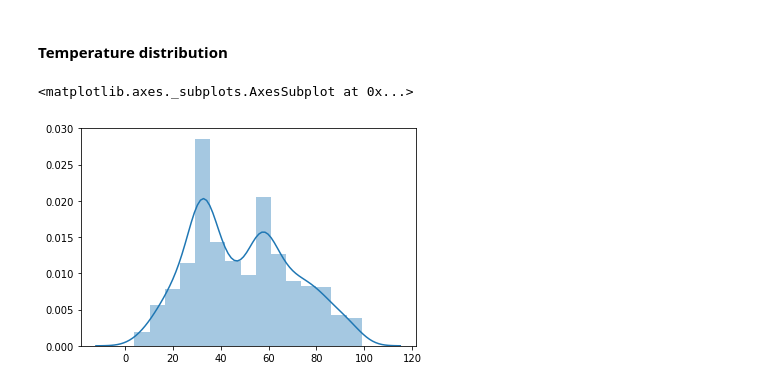
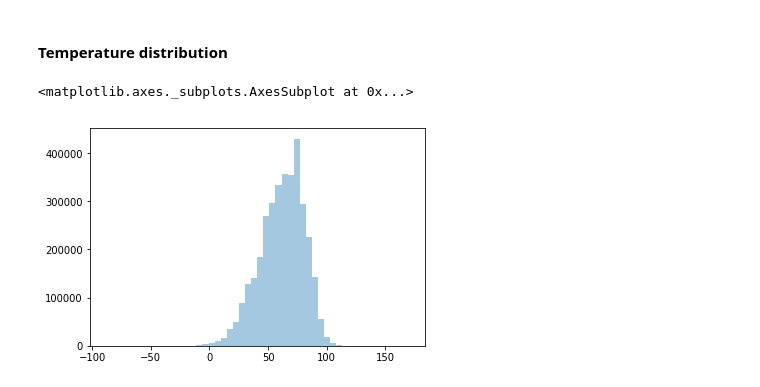
Before and after one commit to cathera/ECE143-project, a Jupyter notebook: analysis.ipynb, the cells around one changed output. Drawn from its saved outputs; the diff is of its cells as text; code cells hidden in the pictures.

```diff
--- a/analysis.ipynb
+++ b/analysis.ipynb
@@ -17,8 +17,8 @@ plt.show()
 # %% [markdown]
 #### Temperature distribution
 # %%
-t = data['Temperature(F)'][:1000]
-sb.distplot(t.values[np.isnan(t.values)==0])
+t = data['Temperature(F)']
+sb.distplot(t.values[np.isnan(t.values)==0], kde=False)
 # %% [output]
 <matplotlib.axes._subplots.AxesSubplot at 0x...>
-[figure, old version]
+[figure, new version]
```
Also changed, not shown: parts of 3 cells of this notebook.
